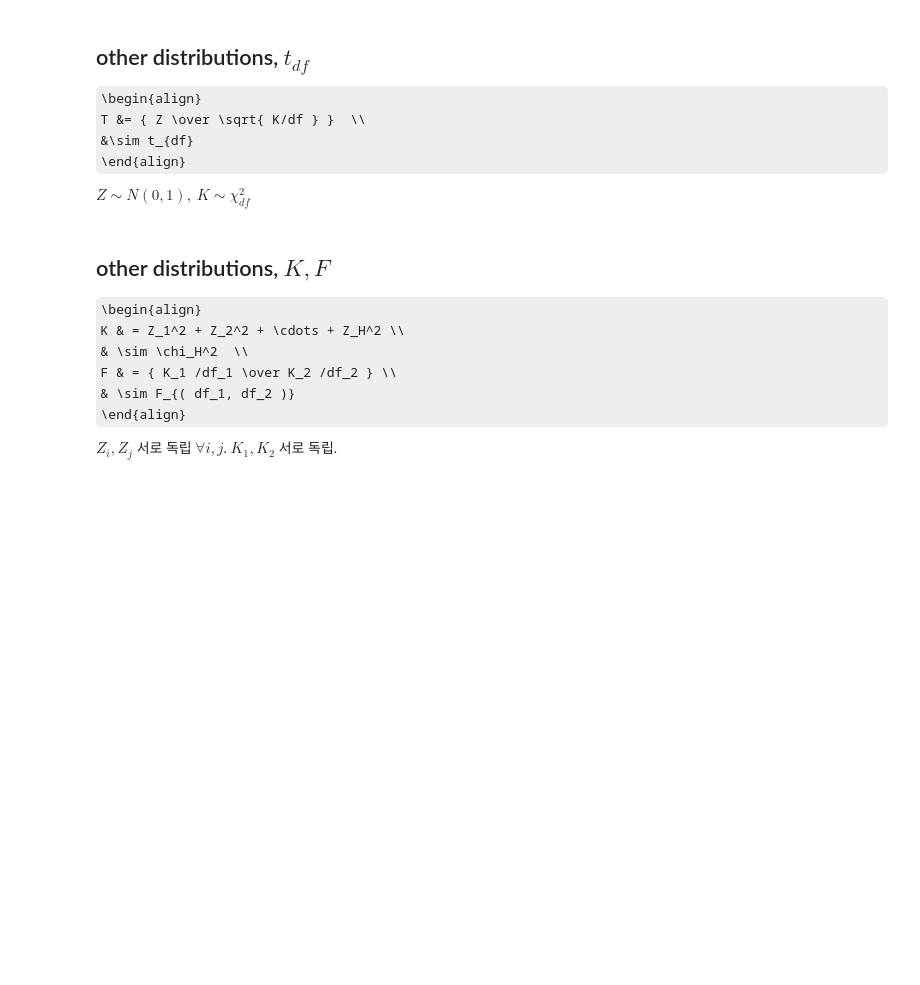
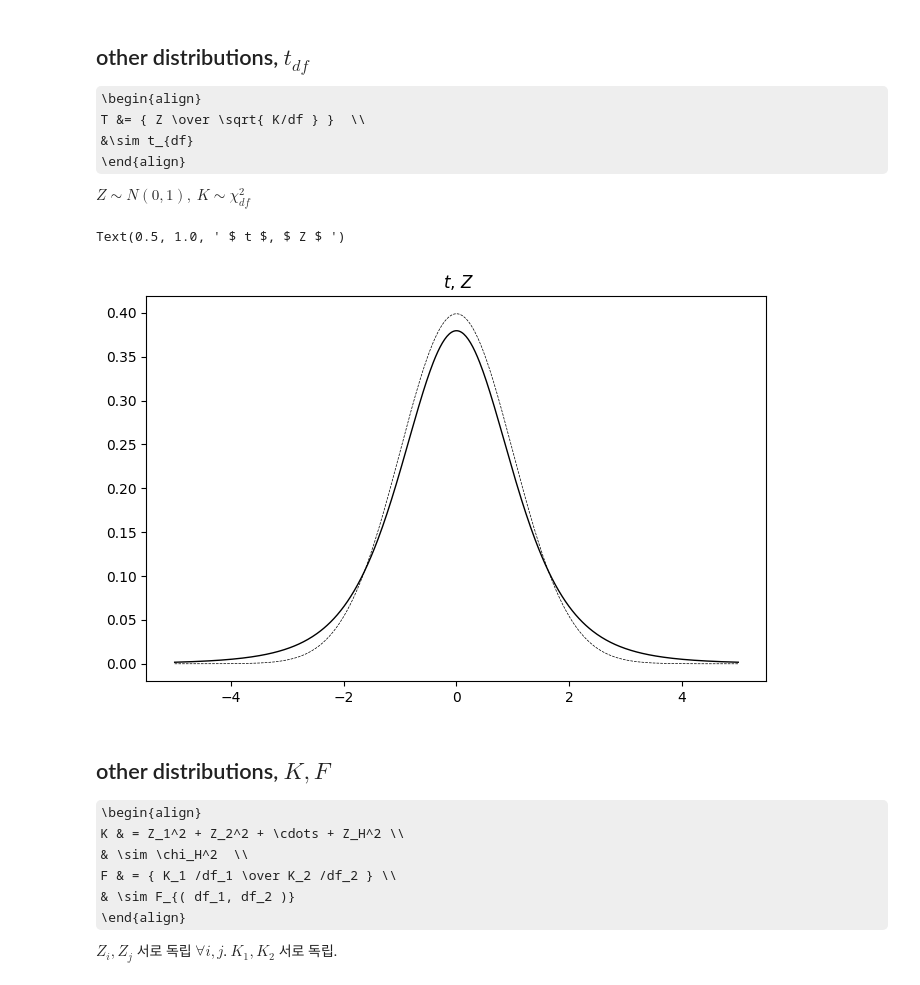
Before and after one commit to bahn28/salad, a Jupyter notebook: a07_3_nor_table.ipynb, the cells around one changed output. Cells and saved outputs as stored; diff of their text form; code cells hidden in the pictures; some formulas as TeX source; blank space fills up the shorter version.

```diff
--- a/a07_3_nor_table.ipynb
+++ b/a07_3_nor_table.ipynb
@@ -157,19 +166,22 @@ $ Z\sim N(0,1) , \ K \sim \chi_{df}^2 $
 # %%
 from matplotlib.lines import lineStyles
 
 from scipy.stats import t, chi2, f
 # 예시 데이터 (X축 범위)
 x = np.linspace(-5, 5, 500)
 
 # t-분포 (자유도 10인 경우)
 dof = 5
 y_t = t.pdf(x, df= dof, loc=0, scale=1)
 y = norm.pdf(x, loc= 0, scale= 1)
 
-plt.figure(figsize=(7, 5))
+plt.figure(figsize=(16/2, 10/2))
 plt.plot(x, y , linestyle='--', lw=0.51, color='black')   # density
-plt.plot(x, y_t)   # density
+plt.plot(x, y_t, lw=1, color='black')   # density
 plt.title(" $ t $, $ Z $ ")
+# %% [output]
+Text(0.5, 1.0, ' $ t $, $ Z $ ')
+[figure, added]
 # %% [markdown]
 ## other distributions, $ K, F $
 \begin{align}
```
Also changed, not shown: parts of 6 cells of this notebook.
